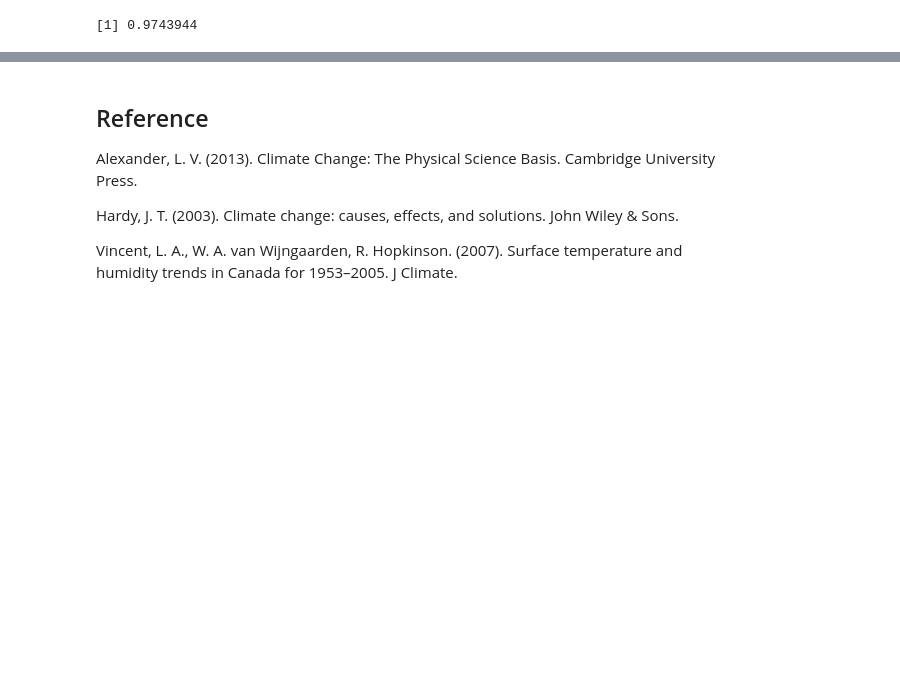
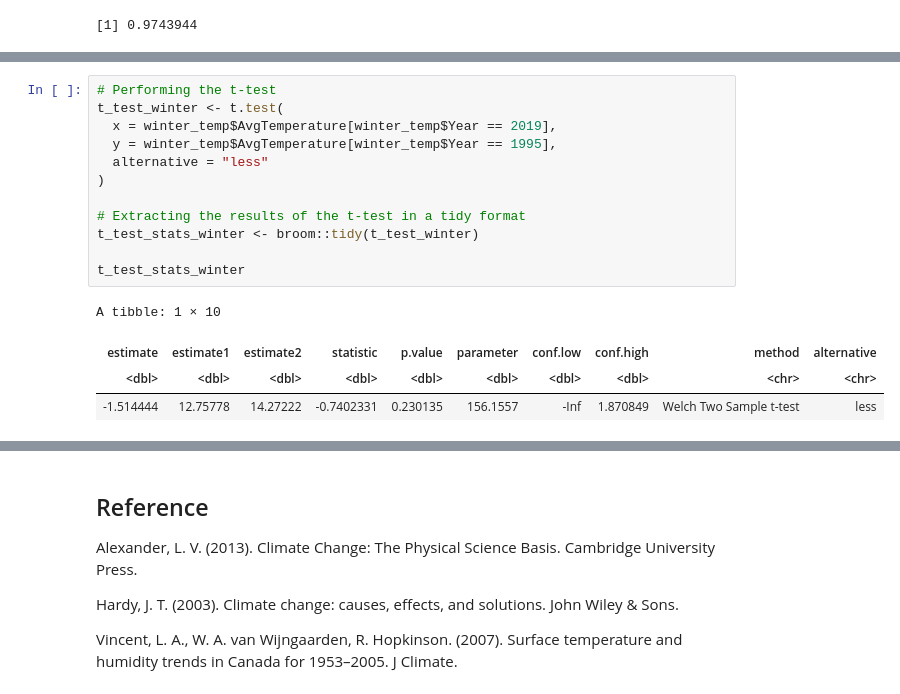
Before and after one commit to abnerbal/Canada_Temp_Hypothesis_Test, a Jupyter notebook: FinalReport.ipynb, the cells around one changed output, grey strips where cells are left out. Cells and saved outputs as stored; diff of their text form; blank space fills up the shorter version.

```diff
--- a/FinalReport.ipynb
+++ b/FinalReport.ipynb
@@ -328,0 +396,17 @@ A tibble: 1 × 10
+# %%
+# Performing the t-test
+t_test_winter <- t.test(
+  x = winter_temp$AvgTemperature[winter_temp$Year == 2019],
+  y = winter_temp$AvgTemperature[winter_temp$Year == 1995],
+  alternative = "less"
+)
+
+# Extracting the results of the t-test in a tidy format
+t_test_stats_winter <- broom::tidy(t_test_winter)
+
+t_test_stats_winter
+# %% [output]
+A tibble: 1 × 10
+| estimate | estimate1 | estimate2 | statistic | p.value | parameter | conf.low | conf.high | method | alternative |
+| <dbl> | <dbl> | <dbl> | <dbl> | <dbl> | <dbl> | <dbl> | <dbl> | <chr> | <chr> |
+| -1.514444 | 12.75778 | 14.27222 | -0.7402331 | 0.230135 | 156.1557 | -Inf | 1.870849 | Welch Two Sample t-test | less |
```
Also changed, not shown: parts of 13 cells of this notebook.
